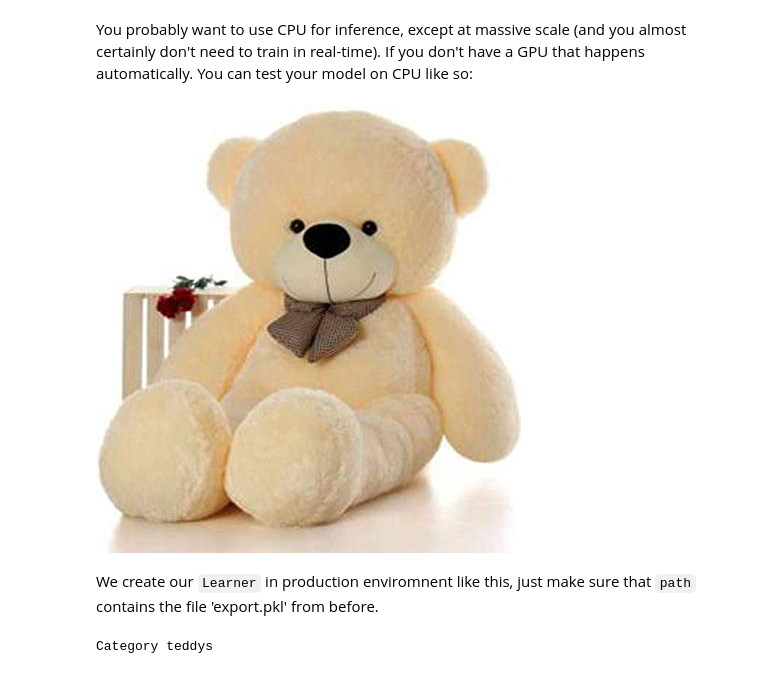
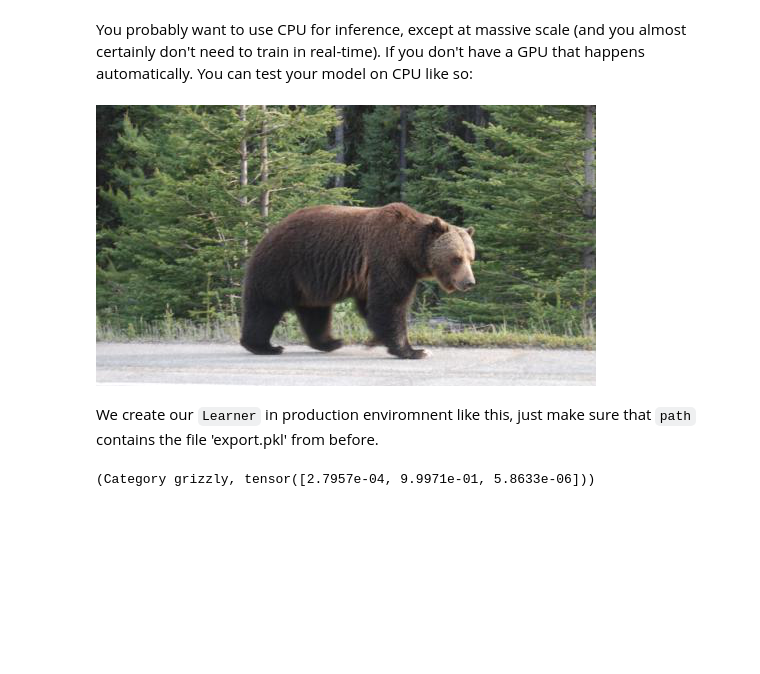
Before and after one commit to yumpy/fastai-course-v3, a Jupyter notebook: notes/dl1/teddy-bear.ipynb, the cells around one changed output. Drawn from its saved outputs; the diff is of its cells as text; code cells hidden in the pictures; blank space fills up the shorter version.

```diff
--- a/notes/dl1/teddy-bear.ipynb
+++ b/notes/dl1/teddy-bear.ipynb
@@ -234,10 +168,10 @@ You probably want to use CPU for inference, except at massive scale (and you alm
 # %%
 defaults.device = torch.device('cpu')
 # %%
-img = open_image(path/'teddys'/'00000020.jpg')
+img = open_image(path/'grizzly'/'00000020.jpg')
 img
 # %% [output]
-[figure, old version]
+[figure, new version]
 # %% [markdown]
 We create our `Learner` in production enviromnent like this, just make sure that `path` contains the file 'export.pkl' from before.
 # %%
@@ -246,4 +180,4 @@ learn = load_learner(path)
 pred_class,pred_idx,outputs = learn.predict(img)
 pred_class
 # %% [output]
-Category teddys
+(Category grizzly, tensor([2.7957e-04, 9.9971e-01, 5.8633e-06]))
```
Also changed, not shown: parts of 25 cells of this notebook.
